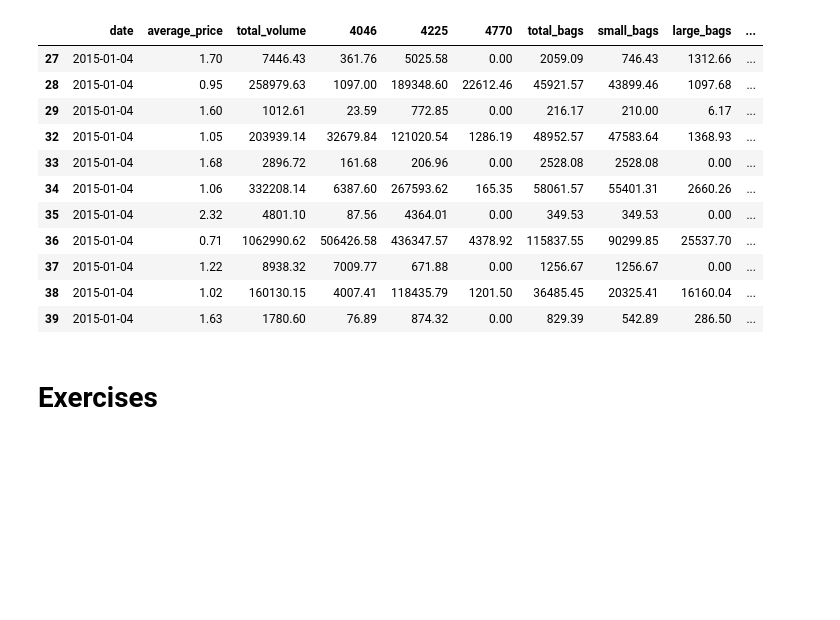
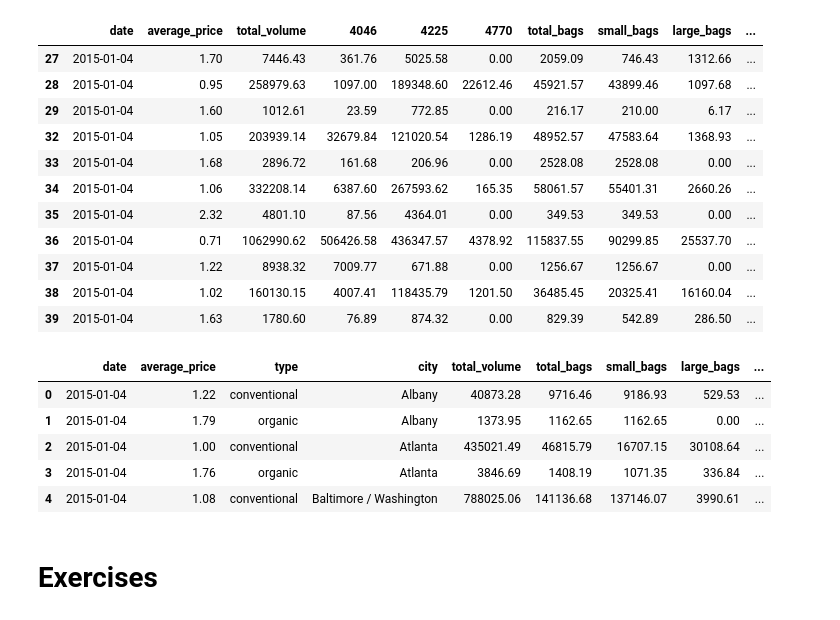
Before and after one commit to PharaohPooh/GSB_544, a Jupyter notebook: Week_2/Lab_2_Avocado_Prices/Lab_2_Avocado_Prices.ipynb, the cells around one changed output. Cells and saved outputs as stored; diff of their text form; code cells hidden in the pictures; blank space fills up the shorter version.

```diff
--- a/Week_2/Lab_2_Avocado_Prices/Lab_2_Avocado_Prices.ipynb
+++ b/Week_2/Lab_2_Avocado_Prices/Lab_2_Avocado_Prices.ipynb
@@ -76,5 +76,31 @@ df_avocado_region_clean3['date'] = pd.to_datetime(df_avocado_region_clean3['date
 df_avocado_region_clean3['year'] = df_avocado_region_clean3['date'].dt.year
 df_avocado_region_clean3['month'] = df_avocado_region_clean3['date'].dt.month
 df_avocado_region_clean3['day'] = df_avocado_region_clean3['date'].dt.day
+# %%
+# Rename PLU columns
+df_avocado_region_clean3 = df_avocado_region_clean3.rename(columns={
+    "4046": "small",
+    "4225": "large",
+    "4770": "extra_large",
+    "geography": "location"
+})
+
+# Melt the data
+df_avocado_long = df_avocado_region_clean3.melt(
+    id_vars=["date", "average_price", "type", "city", "total_volume",
+             "total_bags", "small_bags", "large_bags", "xlarge_bags"],
+    value_vars=["small", "large", "extra_large"],
+    var_name="hass_avocado_size",
+    value_name="quantity_sold"
+)
+
+df_avocado_long.head()
+# %% [output]
+|  | date | average_price | type | city | total_volume | total_bags | small_bags | large_bags | ... |
+| 0 | 2015-01-04 | 1.22 | conventional | Albany | 40873.28 | 9716.46 | 9186.93 | 529.53 | ... |
+| 1 | 2015-01-04 | 1.79 | organic | Albany | 1373.95 | 1162.65 | 1162.65 | 0.00 | ... |
+| 2 | 2015-01-04 | 1.00 | conventional | Atlanta | 435021.49 | 46815.79 | 16707.15 | 30108.64 | ... |
+| 3 | 2015-01-04 | 1.76 | organic | Atlanta | 3846.69 | 1408.19 | 1071.35 | 336.84 | ... |
+| 4 | 2015-01-04 | 1.08 | conventional | Baltimore / Washington | 788025.06 | 141136.68 | 137146.07 | 3990.61 | ... |
 # %%
 #make a better dataframe name but leave room for more transformation later if necessary
```
Also changed, not shown: parts of 33 cells of this notebook, 2 other files.
